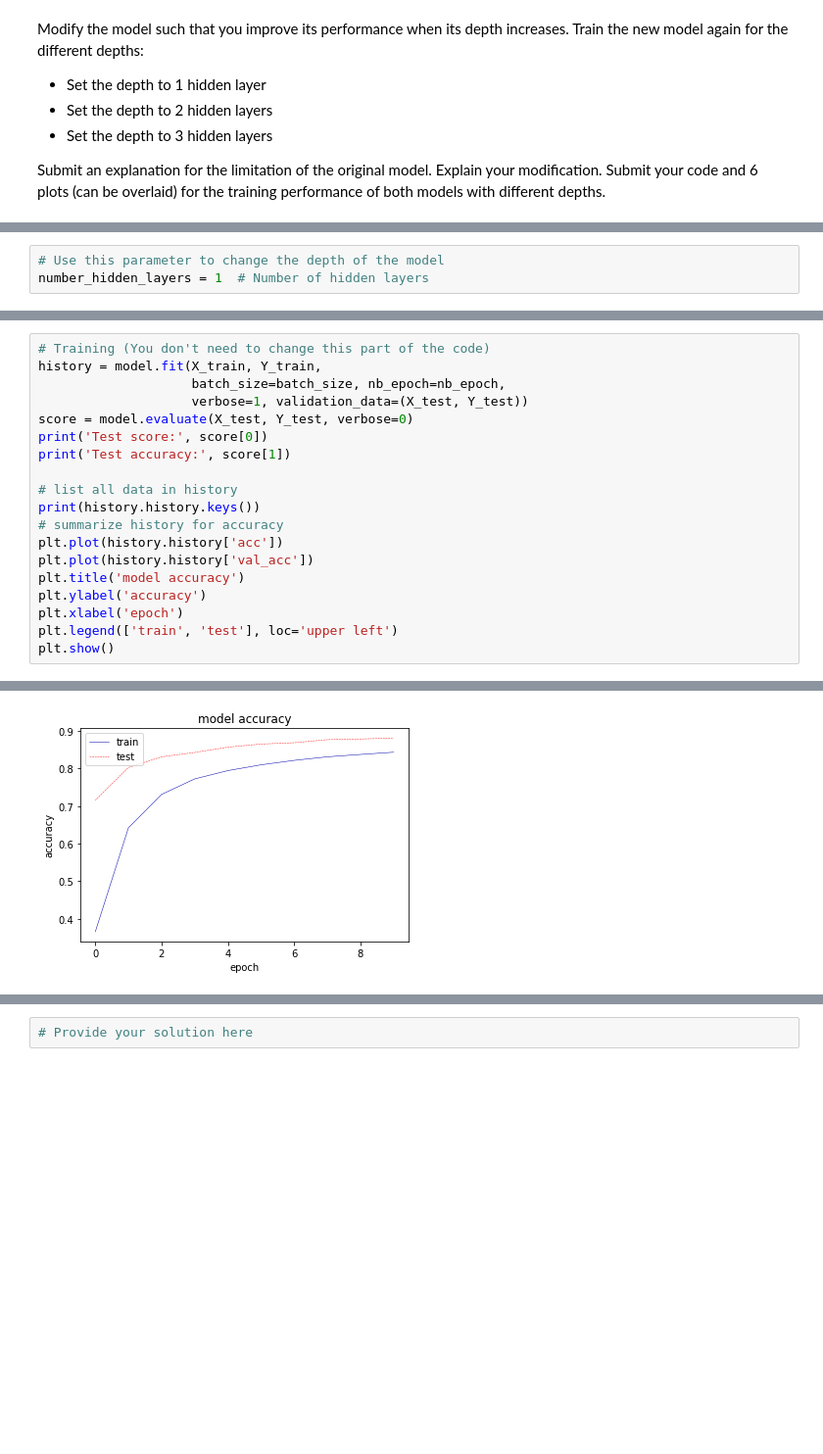
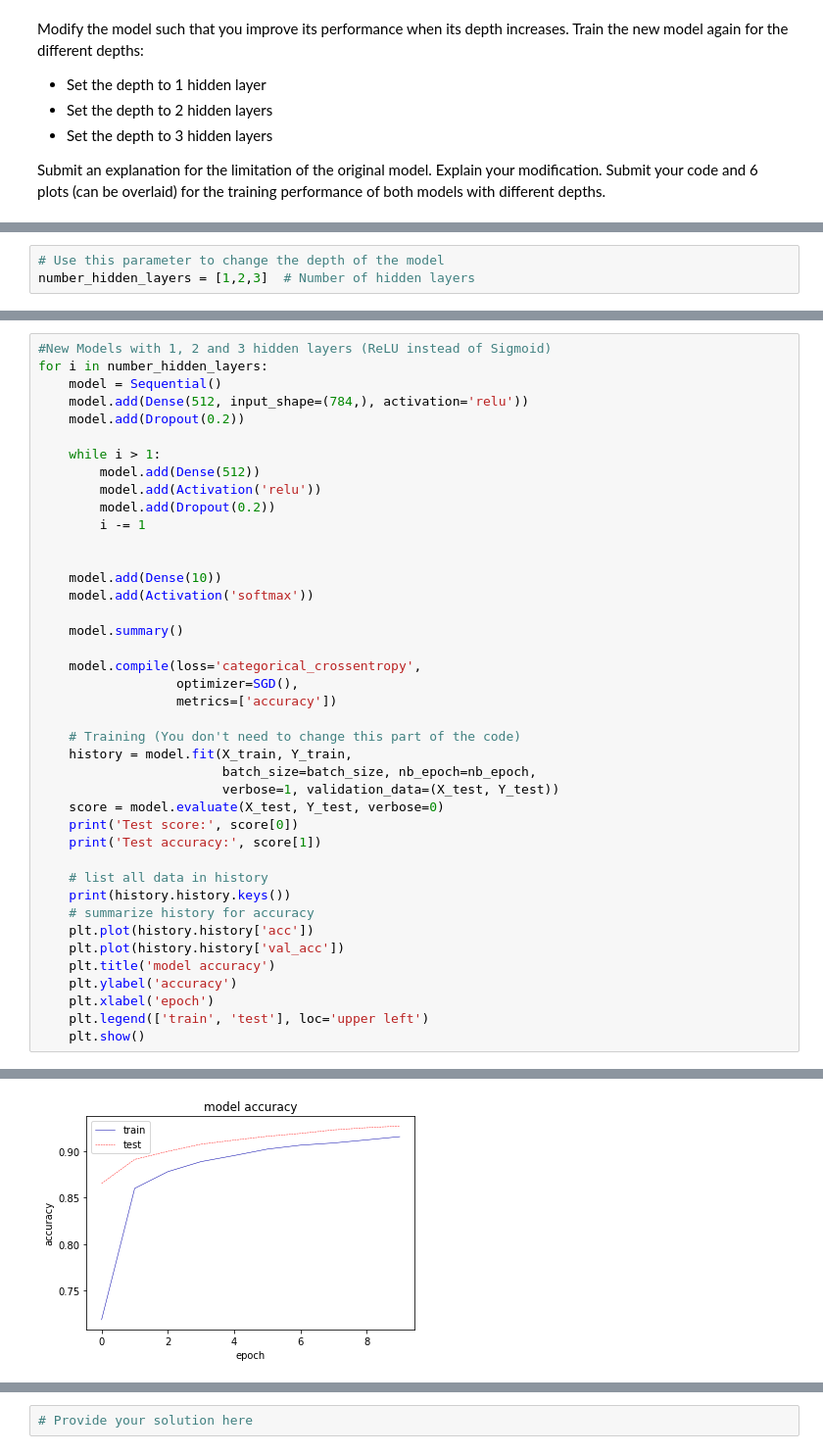
Before and after one commit to CelineSenden/ML-course, a Jupyter notebook: Assignment 4.ipynb, the cells around one changed output, grey strips where cells are left out. Shown: that part at 98% size. Cells and saved outputs as stored; diff of their text form; blank space fills up the shorter version.

```diff
--- a/Assignment 4.ipynb
+++ b/Assignment 4.ipynb
@@ -297,5 +293,5 @@ Downloading data from https://s3.amazonaws.com/img-datasets/mnist.npz
 10000 test samples
 # %%
 # Use this parameter to change the depth of the model
-number_hidden_layers = 1  # Number of hidden layers
+number_hidden_layers = [1,2,3]  # Number of hidden layers
 # %%
@@ -338,20 +393,42 @@ _________________________________________________________________
 # %%
-# Training (You don't need to change this part of the code)
-history = model.fit(X_train, Y_train,
-                    batch_size=batch_size, nb_epoch=nb_epoch,
-                    verbose=1, validation_data=(X_test, Y_test))
-score = model.evaluate(X_test, Y_test, verbose=0)
-print('Test score:', score[0])
-print('Test accuracy:', score[1])
+#New Models with 1, 2 and 3 hidden layers (ReLU instead of Sigmoid)
+for i in number_hidden_layers:
+    model = Sequential()
+    model.add(Dense(512, input_shape=(784,), activation='relu'))
+    model.add(Dropout(0.2))
 
-# list all data in history
-print(history.history.keys())
-# summarize history for accuracy
-plt.plot(history.history['acc'])
-plt.plot(history.history['val_acc'])
-plt.title('model accuracy')
-plt.ylabel('accuracy')
-plt.xlabel('epoch')
-plt.legend(['train', 'test'], loc='upper left')
-plt.show()
+    while i > 1:
+        model.add(Dense(512))
+        model.add(Activation('relu'))
+        model.add(Dropout(0.2))
+        i -= 1
+
+
+    model.add(Dense(10))
+    model.add(Activation('softmax'))
+
+    model.summary()
+
+    model.compile(loss='categorical_crossentropy',
+                  optimizer=SGD(),
+                  metrics=['accuracy'])
+
+    # Training (You don't need to change this part of the code)
+    history = model.fit(X_train, Y_train,
+                        batch_size=batch_size, nb_epoch=nb_epoch,
+                        verbose=1, validation_data=(X_test, Y_test))
+    score = model.evaluate(X_test, Y_test, verbose=0)
+    print('Test score:', score[0])
+    print('Test accuracy:', score[1])
+
+    # list all data in history
+    print(history.history.keys())
+    # summarize history for accuracy
+    plt.plot(history.history['acc'])
+    plt.plot(history.history['val_acc'])
+    plt.title('model accuracy')
+    plt.ylabel('accuracy')
+    plt.xlabel('epoch')
+    plt.legend(['train', 'test'], loc='upper left')
+    plt.show()
 # %% [output]
@@ -374,2 +451,2 @@ Test accuracy: 0.8811
 dict_keys(['val_loss', 'val_acc', 'loss', 'acc'])
-[figure, old version]
+[figure, new version]
```
Also changed, not shown: parts of 5 cells of this notebook.
